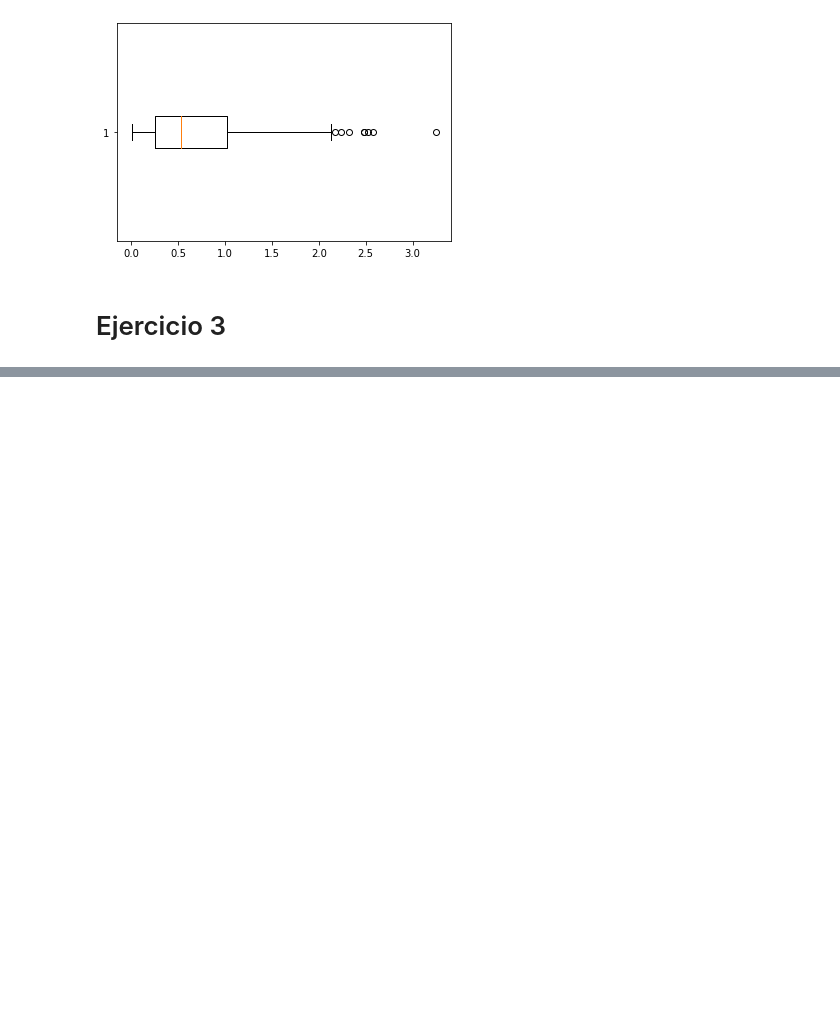
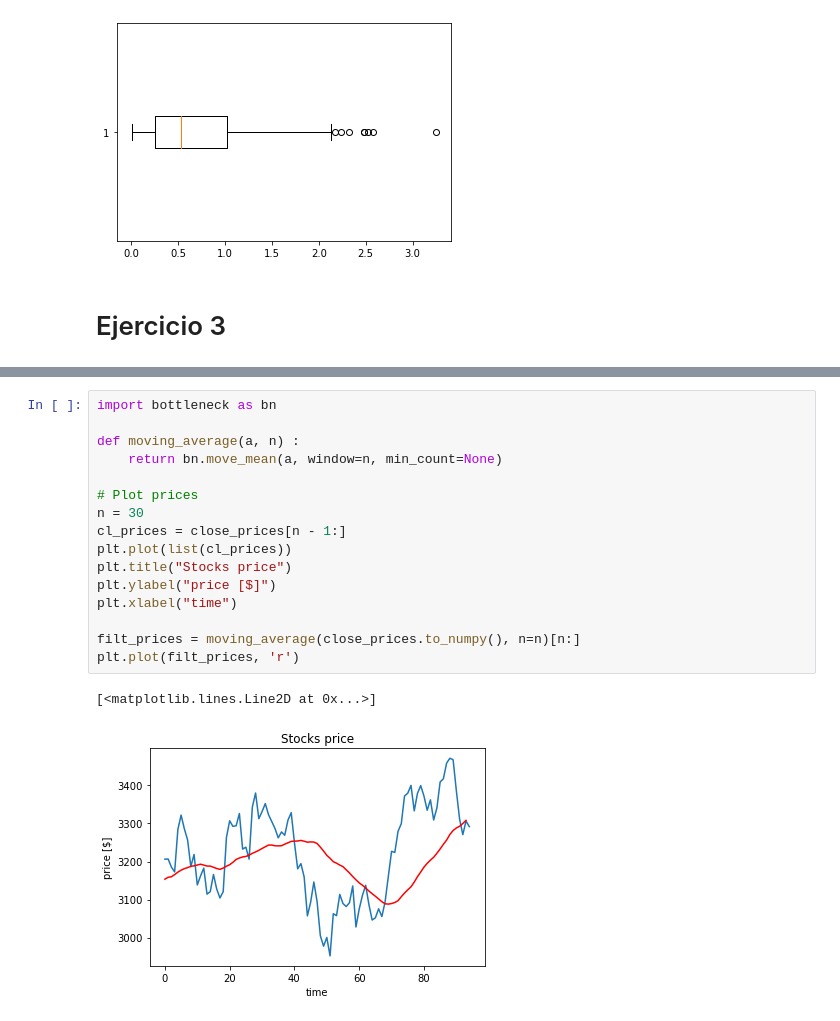
Before and after one commit to GonzaloRomeroR/CEIA, a Jupyter notebook: analisis_datos/ejercicios1.ipynb, the cells around one changed output, grey strips where cells are left out. Saved outputs shown, nothing was run; the diff lists cells and outputs as text; blank space fills up the shorter version.

```diff
--- a/analisis_datos/ejercicios1.ipynb
+++ b/analisis_datos/ejercicios1.ipynb
@@ -79,0 +79,19 @@ Name: Close, dtype: float64
+# %%
+import bottleneck as bn
+
+def moving_average(a, n) :
+    return bn.move_mean(a, window=n, min_count=None)
+
+# Plot prices
+n = 30
+cl_prices = close_prices[n - 1:]
+plt.plot(list(cl_prices))
+plt.title("Stocks price")
+plt.ylabel("price [$]")
+plt.xlabel("time")
+
+filt_prices = moving_average(close_prices.to_numpy(), n=n)[n:]
+plt.plot(filt_prices, 'r')
+# %% [output]
+[<matplotlib.lines.Line2D at 0x...>]
+[figure, added]
```
Also changed, not shown: parts of 5 cells of this notebook.
